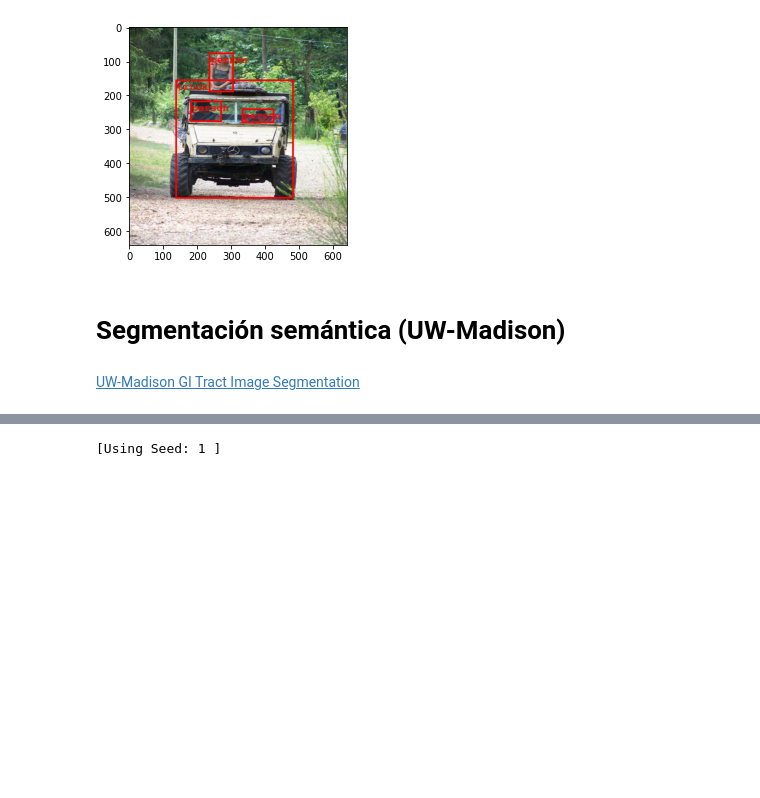
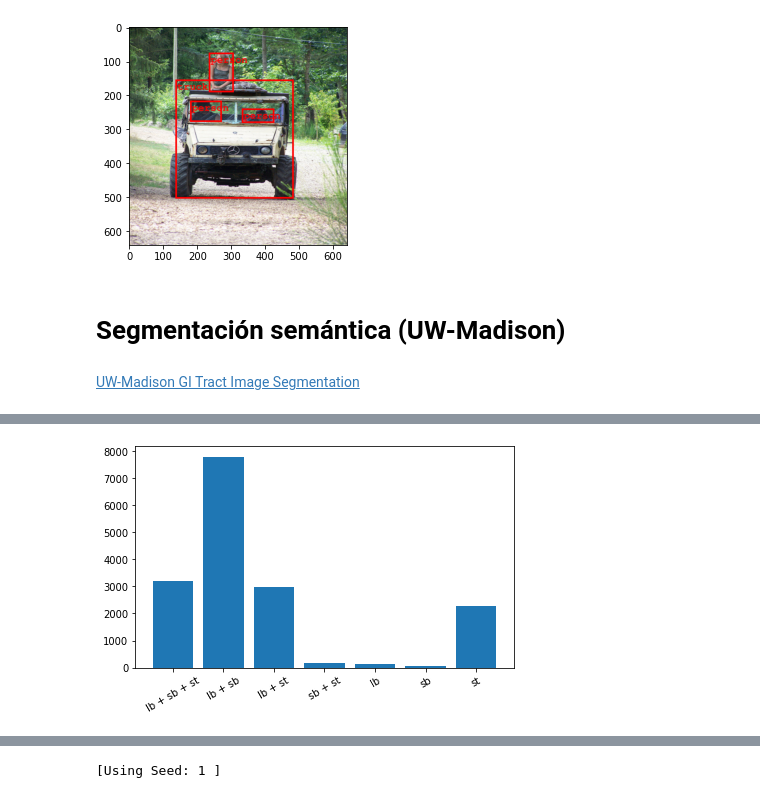
Before and after one commit to ramajoballester/mil_deeplearning, a Jupyter notebook: 4_aplicaciones.ipynb, the cells around one changed output, grey strips where cells are left out. Cells and saved outputs as stored; diff of their text form; code cells hidden in the pictures; blank space fills up the shorter version.

```diff
--- a/4_aplicaciones.ipynb
+++ b/4_aplicaciones.ipynb
@@ -355,0 +388,20 @@ def test(model, dataloader, device, loss_fn, metrics_fn=None):
+# %%
+mask_types = ['lb + sb + st', 'lb + sb', 'lb + st', 'sb + st', 'lb', 'sb', 'st']
+mask_types_count = [
+    # All 3 masks
+    len(df_preprocess.loc[(df_preprocess['large_bowel'] != 'nan') & (df_preprocess['small_bowel'] != 'nan') & (df_preprocess['stomach'] != 'nan')]),
+    # Just 2 masks
+    len(df_preprocess.loc[(df_preprocess['large_bowel'] != 'nan') & (df_preprocess['small_bowel'] != 'nan') & (df_preprocess['stomach'] == 'nan')]),
+    len(df_preprocess.loc[(df_preprocess['large_bowel'] != 'nan') & (df_preprocess['small_bowel'] == 'nan') & (df_preprocess['stomach'] != 'nan')]),
+    len(df_preprocess.loc[(df_preprocess['large_bowel'] == 'nan') & (df_preprocess['small_bowel'] != 'nan') & (df_preprocess['stomach'] != 'nan')]),
+    # Just 1 mask
+    len(df_preprocess.loc[(df_preprocess['large_bowel'] != 'nan') & (df_preprocess['small_bowel'] == 'nan') & (df_preprocess['stomach'] == 'nan')]),
+    len(df_preprocess.loc[(df_preprocess['large_bowel'] == 'nan') & (df_preprocess['small_bowel'] != 'nan') & (df_preprocess['stomach'] == 'nan')]),
+    len(df_preprocess.loc[(df_preprocess['large_bowel'] == 'nan') & (df_preprocess['small_bowel'] == 'nan') & (df_preprocess['stomach'] != 'nan')])
+]
+# %%
+plt.bar(mask_types, mask_types_count);
+plt.xticks(rotation=30);
+plt.tight_layout();
+# %% [output]
+[figure, added]
```
Also changed, not shown: parts of 40 cells of this notebook.
